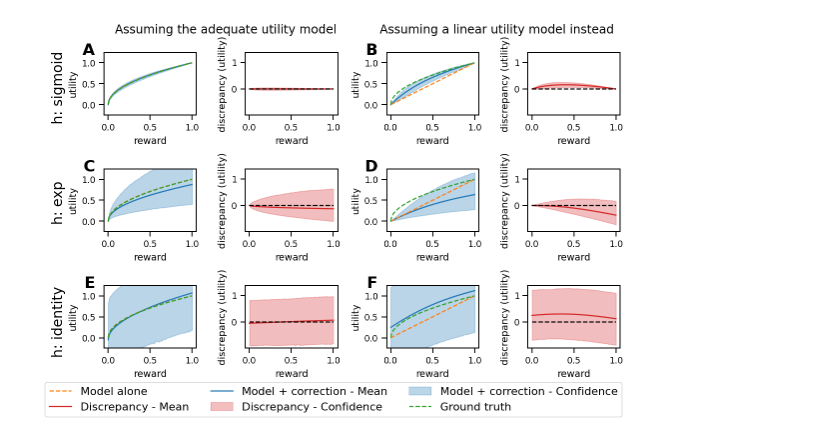
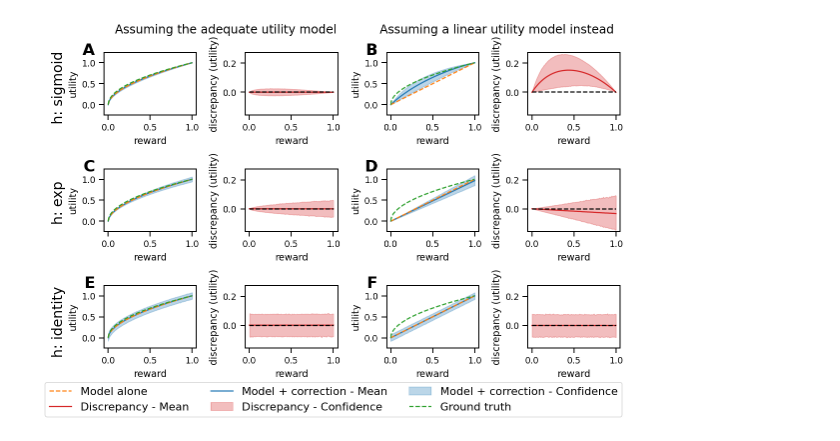
Before and after one commit to AurelienNioche/TransformedGP, a Jupyter notebook: risk_application/make-figures-artificial.ipynb, the cells around one changed output. Saved outputs shown, nothing was run; the diff lists cells and outputs as text; code cells hidden in the pictures.

```diff
--- a/risk_application/make-figures-artificial.ipynb
+++ b/risk_application/make-figures-artificial.ipynb
@@ -17,8 +16,7 @@ from discrepancy_modeling.discrepancy_modeling import DiscrepancyModel
 %config InlineBackend.figure_format = "retina"
 sns.set_context("paper")
 # %%
-# bf = "bkp/dm_artificial_mean_cor=2_seed_data=123456_seed_inference=1.pkl"
-bf = "bkp/dm_artificial_mean_cor=2_seed_data=12345_seed_inference=12345_new.pkl"
+bf = "bkp/dm_artificial_mean_cor=2_lr=05_epochs=300_seed_data=12345_seed_cog_fit=12345_seed_dm_train=12345.pkl"
 fig_name_ext = ntpath.splitext(ntpath.basename(bf))[0].replace("dm_artificial", "")
 # %%
 u_truth = u_pow
@@ -44,6 +33,7 @@ df_dm
 # %%
-nrows = 3
-ncols = 4
+nrows = len(h_set)
+ncols = len(u_set)
+
 fig, axes = plt.subplots(nrows=nrows, ncols=ncols, figsize=(8, 5))
 
 err_max = - np.inf
@@ -129,31 +119,31 @@ fig.legend(handles=[h_model, corr_mean, h_mean, corr_conf, h_conf, h_truth],
            prop={'size': 11},
            bbox_transform=fig.transFigure, ncol=3)
 
 for axes_ in axes[:, 1::2]:
     for ax in axes_:
         ax.set_ylim(err_min, err_max)
 
 for axes_ in axes[:, 0::2]:
     for ax in axes_:
         ax.set_ylim(-0.25, 1.25)
 
 fig.text(0.1, 0.99, "Assuming the adequate utility model", fontsize=12, transform=fig.transFigure)
 
 fig.text(0.56, 0.99, "Assuming a linear utility model instead", fontsize=12, transform=fig.transFigure)
 
 fig.text(-0.01, 0.84, "h: sigmoid", fontsize=14, transform=fig.transFigure,
         verticalalignment='center', rotation=90)
 
 fig.text(-0.01, 0.52, "h: exp", fontsize=14, transform=fig.transFigure,
         verticalalignment='center', rotation=90)
 
 fig.text(-0.01, 0.19, "h: identity", fontsize=14, transform=fig.transFigure,
         verticalalignment='center', rotation=90)
 
 fig.tight_layout()
 
 fig_name = f"fig/risk_artificial.pdf"
 os.makedirs(ntpath.dirname(fig_name), exist_ok=True)
 plt.savefig(fig_name, bbox_inches='tight')
 # %% [output]
-[figure, old version]
+[figure, new version]
```
Also changed, not shown: parts of 2 cells of this notebook, 11 other files.
